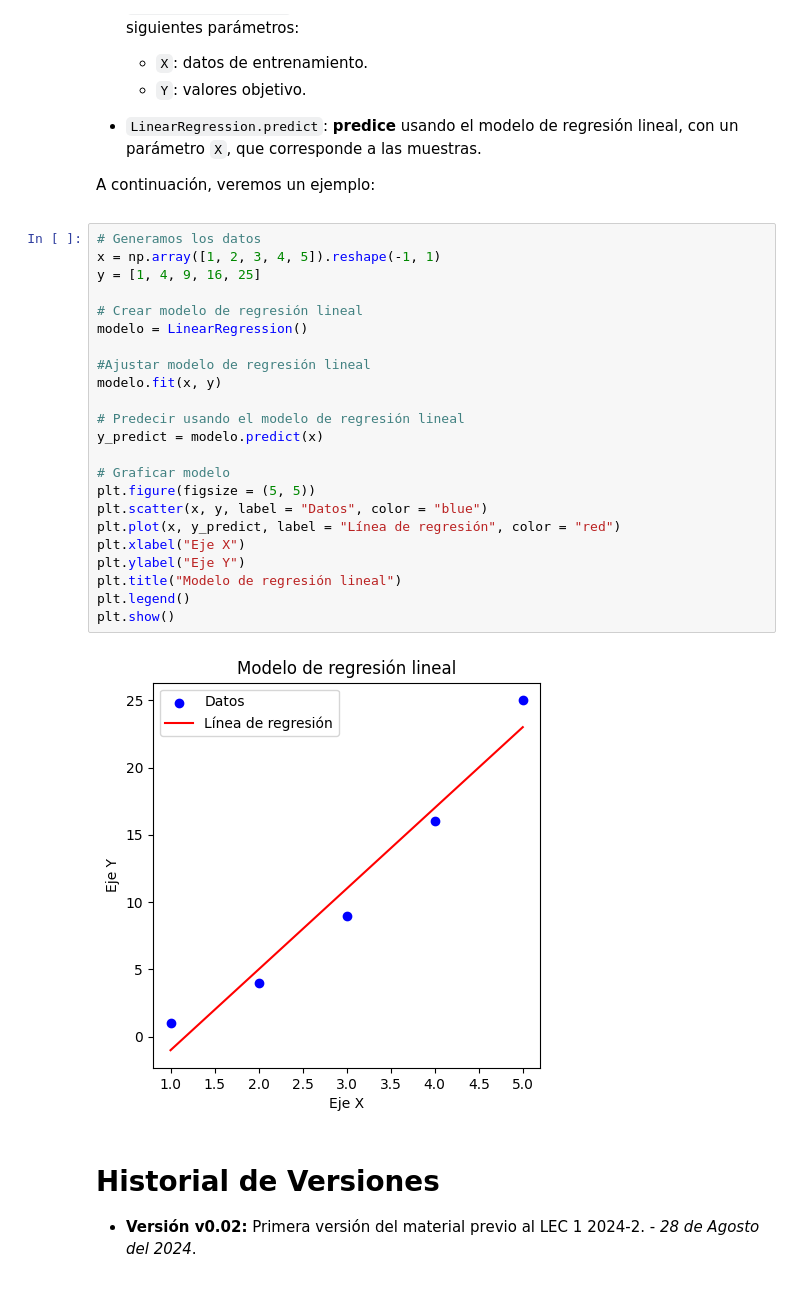
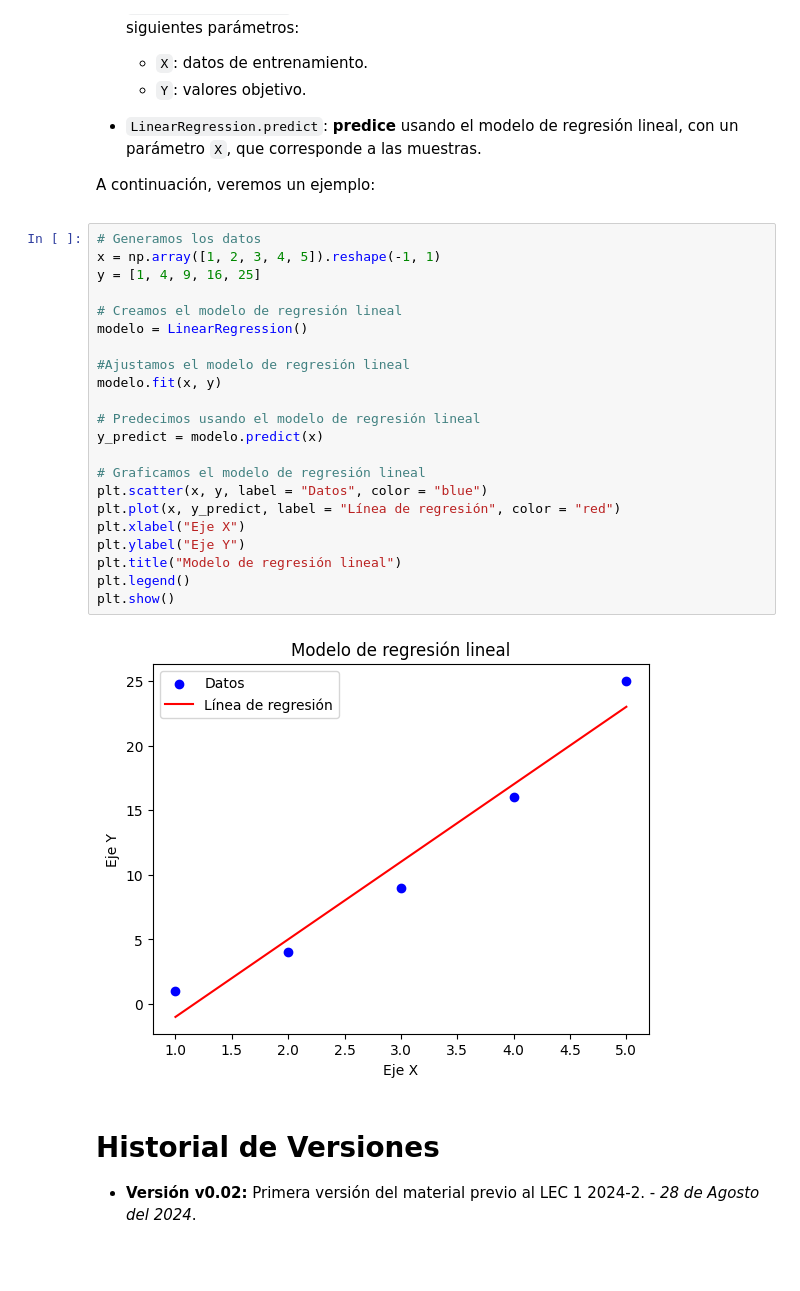
Before and after one commit to narmijoc/INF280-LEC, a Jupyter notebook: CH3-EDA.ipynb, the cells around one changed output. Saved outputs shown, nothing was run; the diff lists cells and outputs as text.

```diff
--- a/CH3-EDA.ipynb
+++ b/CH3-EDA.ipynb
@@ -239,28 +239,27 @@ A continuación, veremos un ejemplo:
 # %%
 # Generamos los datos
 x = np.array([1, 2, 3, 4, 5]).reshape(-1, 1)
 y = [1, 4, 9, 16, 25]
 
-# Crear modelo de regresión lineal
+# Creamos el modelo de regresión lineal
 modelo = LinearRegression()
 
-#Ajustar modelo de regresión lineal
+#Ajustamos el modelo de regresión lineal
 modelo.fit(x, y)
 
-# Predecir usando el modelo de regresión lineal
+# Predecimos usando el modelo de regresión lineal
 y_predict = modelo.predict(x)
 
-# Graficar modelo
-plt.figure(figsize = (5, 5))
+# Graficamos el modelo de regresión lineal
 plt.scatter(x, y, label = "Datos", color = "blue")
 plt.plot(x, y_predict, label = "Línea de regresión", color = "red")
 plt.xlabel("Eje X")
 plt.ylabel("Eje Y")
 plt.title("Modelo de regresión lineal")
 plt.legend()
 plt.show()
 # %% [output]
-[figure, old version]
+[figure, new version]
 # %% [markdown]
 <div id='hist'>
 
```
Also changed, not shown: 1 other file.
